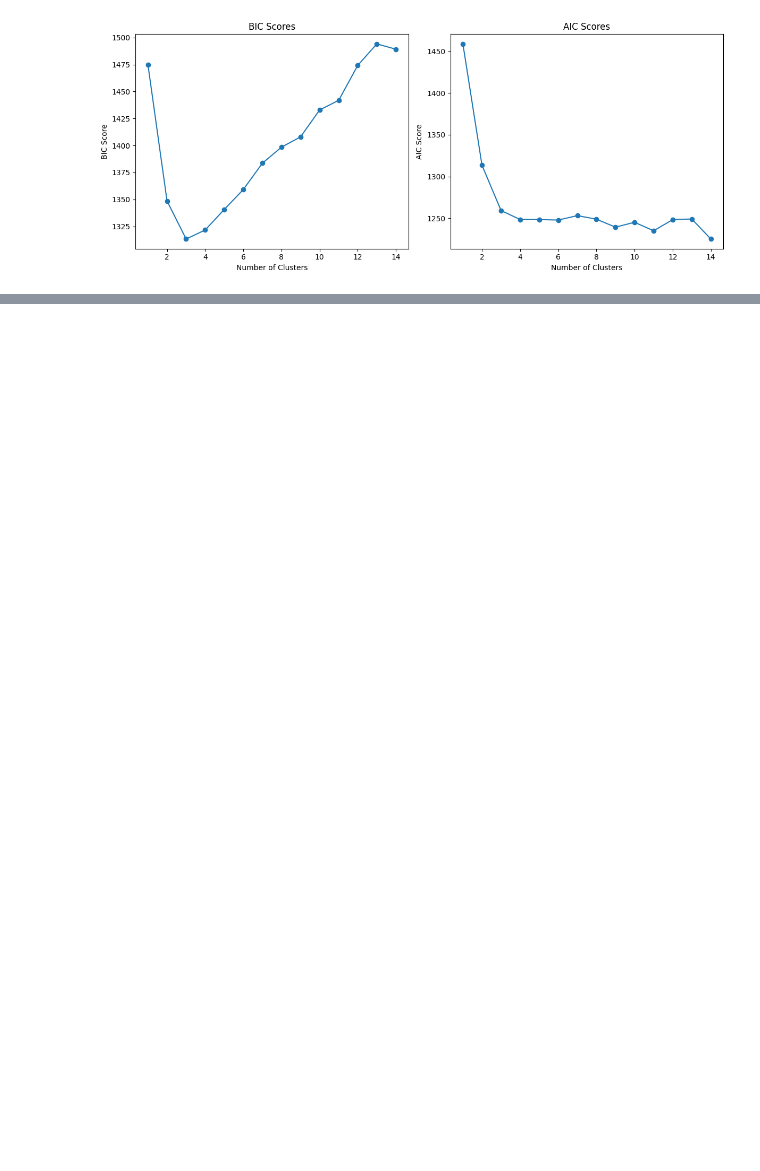
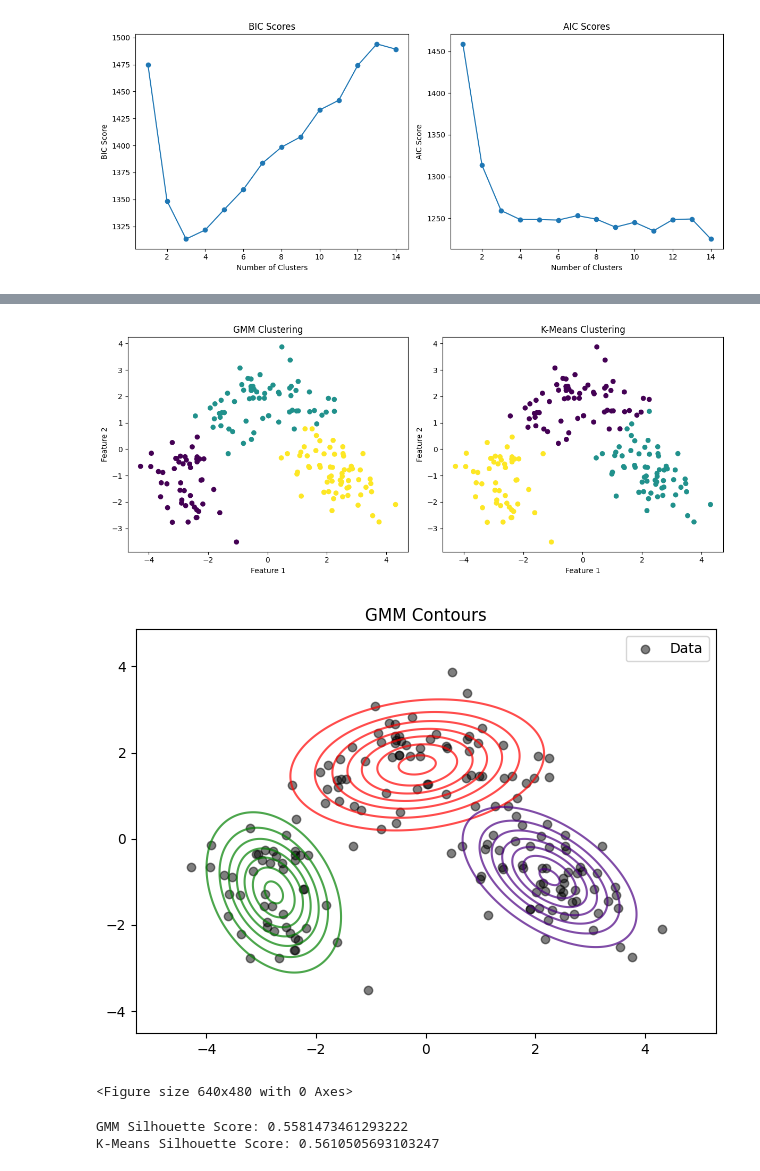
Before and after one commit to ROHIT32767/SMAI-A2, a Jupyter notebook: GMM.ipynb, the cells around one changed output, grey strips where cells are left out. Drawn from its saved outputs; the diff is of its cells as text; code cells hidden in the pictures; blank space fills up the shorter version.

Commit message:
GMM Plots - Checkpoint

```diff
--- a/GMM.ipynb
+++ b/GMM.ipynb
@@ -93,9 +93,8 @@ class GMM:
             self.covariances_[component] = np.dot(self.wij[:, component] * (X - self.means_[component]).T, (X - self.means_[component])) / responsibility_weight_sum[component]
             self.covariances_[component] += self.min_covar * np.identity(X.shape[1])
 
-    def predict(self, X):
-        log_likelihood = self.calculate_log_likelihood(X)
-        return np.argmax(log_likelihood, axis=1)
+    def predict(self):
+        return np.argmax(self.wij, axis=1)
 # %%
 gmm = GMM(n_components = 3,seed=64)
 # print(seed)
@@ -469,0 +260,69 @@ ValueError: Number of labels is 1. Valid values are 2 to n_samples - 1 (inclusiv
+# %%
+def plot_contours(data, means, covs, title):
+    """visualize the Gaussian components over the data"""
+    plt.figure()
+
+    # Scatter plot of the data points
+    plt.scatter(data[:, 0], data[:, 1], c='black', marker='o', label='Data', alpha=0.5)
+
+    delta = 0.025
+    k = means.shape[0]
+    x = np.arange(np.min(data[:, 0]) - 1, np.max(data[:, 0]) + 1, delta)
+    y = np.arange(np.min(data[:, 1]) - 1, np.max(data[:, 1]) + 1, delta)
+    x_grid, y_grid = np.meshgrid(x, y)
+    coordinates = np.array([x_grid.ravel(), y_grid.ravel()]).T
+
+    col = ['green', 'red', 'indigo']
+    for i in range(k):
+        mean = means[i]
+        cov = covs[i]
+        z_grid = multivariate_normal(mean, cov).pdf(coordinates).reshape(x_grid.shape)
+        plt.contour(x_grid, y_grid, z_grid, colors=col[i], label=f'Component {i + 1}', alpha=0.7)
+
+    plt.title(title)
+    plt.legend()
+    plt.tight_layout()
+    plt.show()
+
+gmm = GMM(n_components=3)
+gmm.fit(X_pca)
+gmm_labels = gmm.predict()
+wine_data = X_pca
+# Fit K-Means
+kmeans = KMeans(n_clusters=3, random_state=0)
+kmeans_labels = kmeans.fit_predict(X_pca)
+
+# Compute silhouette scores
+gmm_silhouette_score = silhouette_score(X_pca, gmm_labels)
+kmeans_silhouette_score = silhouette_score(X_pca, kmeans_labels)
+
+# Plot scatter plots
+plt.figure(figsize=(12, 5))
+
+plt.subplot(1, 2, 1)
+plt.scatter(wine_data[:, 0], wine_data[:, 1], c=gmm_labels, cmap='viridis')
+plt.title('GMM Clustering')
+plt.xlabel('Feature 1')
+plt.ylabel('Feature 2')
+
+plt.subplot(1, 2, 2)
+plt.scatter(wine_data[:, 0], wine_data[:, 1], c=kmeans_labels, cmap='viridis')
+plt.title('K-Means Clustering')
+plt.xlabel('Feature 1')
+plt.ylabel('Feature 2')
+
+plt.tight_layout()
+plt.show()
+# Add contour plot for GMM
+plot_contours(X_pca, gmm.means_, gmm.covariances_, 'GMM Contours')
+plt.tight_layout()
+plt.show()
+# Print silhouette scores
+print(f'GMM Silhouette Score: {gmm_silhouette_score}')
+print(f'K-Means Silhouette Score: {kmeans_silhouette_score}')
+# %% [output]
+[figure, added]
+[figure, added]
+<Figure size 640x480 with 0 Axes>
+GMM Silhouette Score: 0.5581473461293222
+K-Means Silhouette Score: 0.5610505693103247
```
Also changed, not shown: parts of 5 cells of this notebook.
